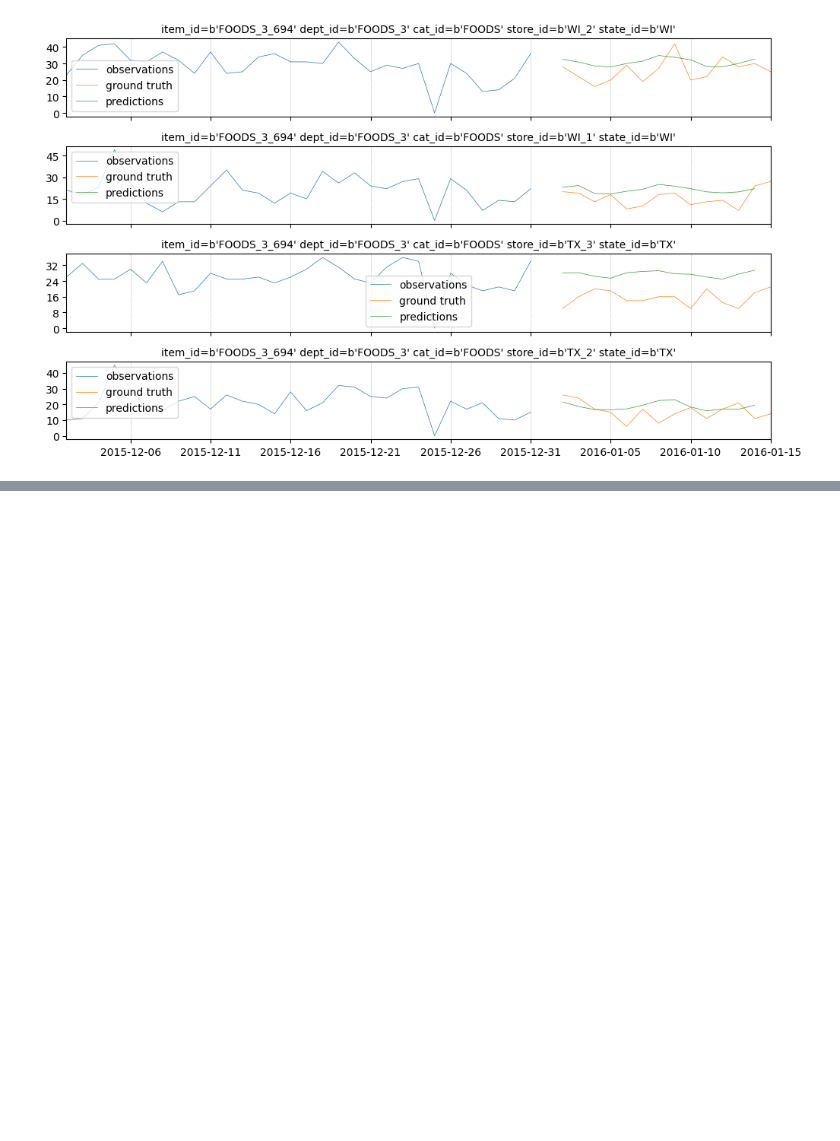
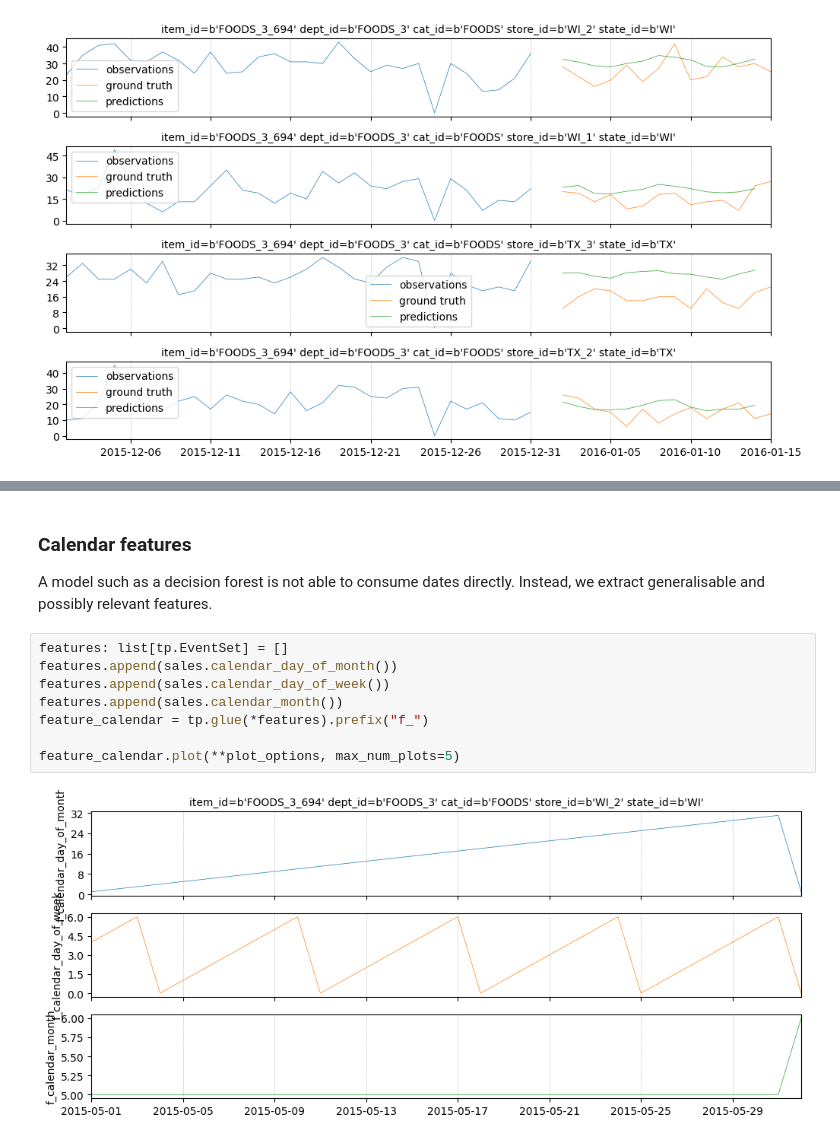
Before and after one commit to google/temporian, a Jupyter notebook: docs/src/tutorials/tutorial_scipy2024_part3.ipynb, the cells around one changed output, grey strips where cells are left out. Drawn from its saved outputs; the diff is of its cells as text; blank space fills up the shorter version.

```diff
--- a/docs/src/tutorials/tutorial_scipy2024_part3.ipynb
+++ b/docs/src/tutorials/tutorial_scipy2024_part3.ipynb
@@ -693,0 +770,14 @@ Now that we have our setup in place, we can experiment with more advances featur
+# %% [markdown]
+### Calendar features
+
+A model such as a decision forest is not able to consume dates directly. Instead, we extract generalisable and possibly relevant features.
+# %%
+features: list[tp.EventSet] = []
+features.append(sales.calendar_day_of_month())
+features.append(sales.calendar_day_of_week())
+features.append(sales.calendar_month())
+feature_calendar = tp.glue(*features).prefix("f_")
+
+feature_calendar.plot(**plot_options, max_num_plots=5)
+# %% [output]
+[figure, added]
```
Also changed, not shown: parts of 39 cells of this notebook.
